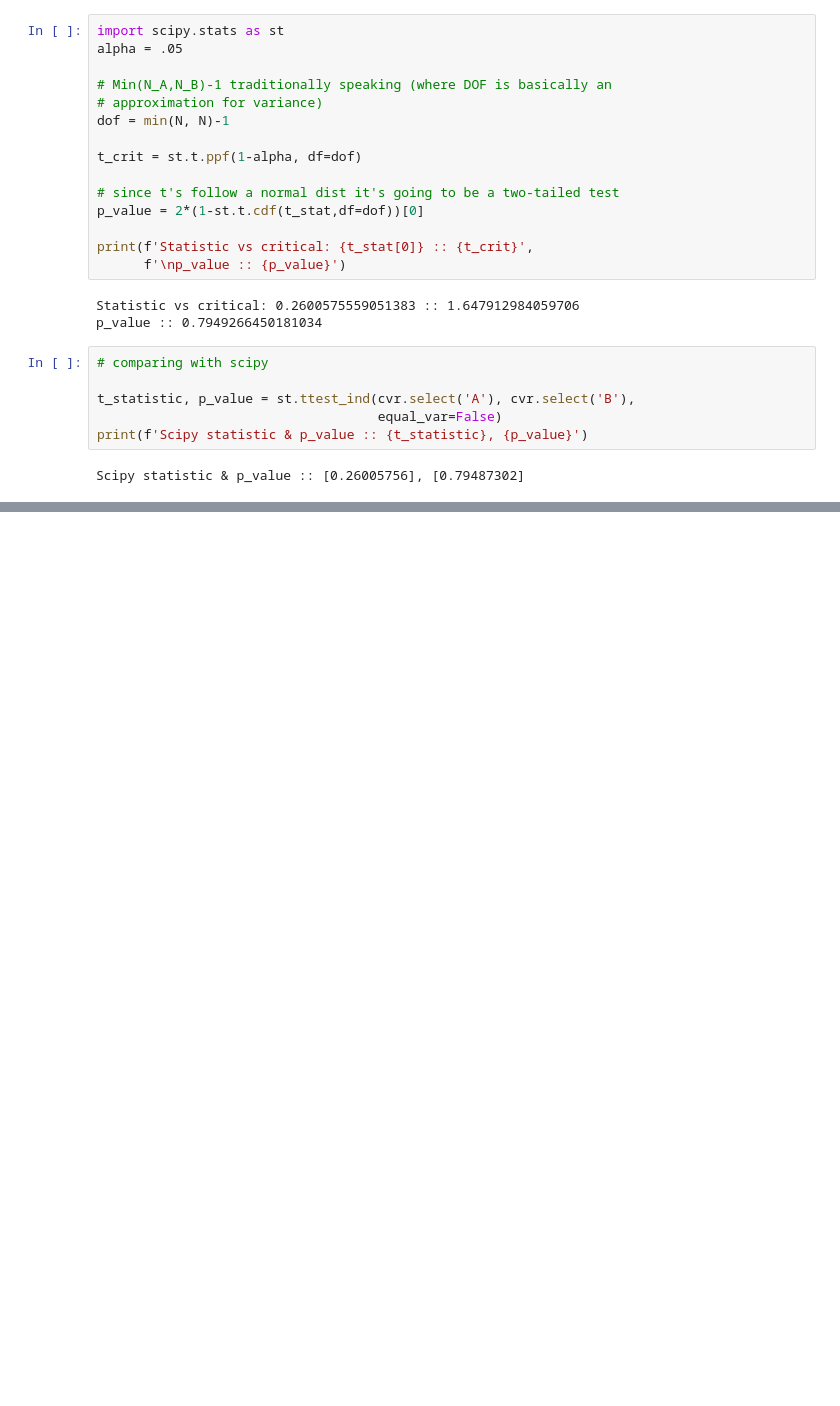
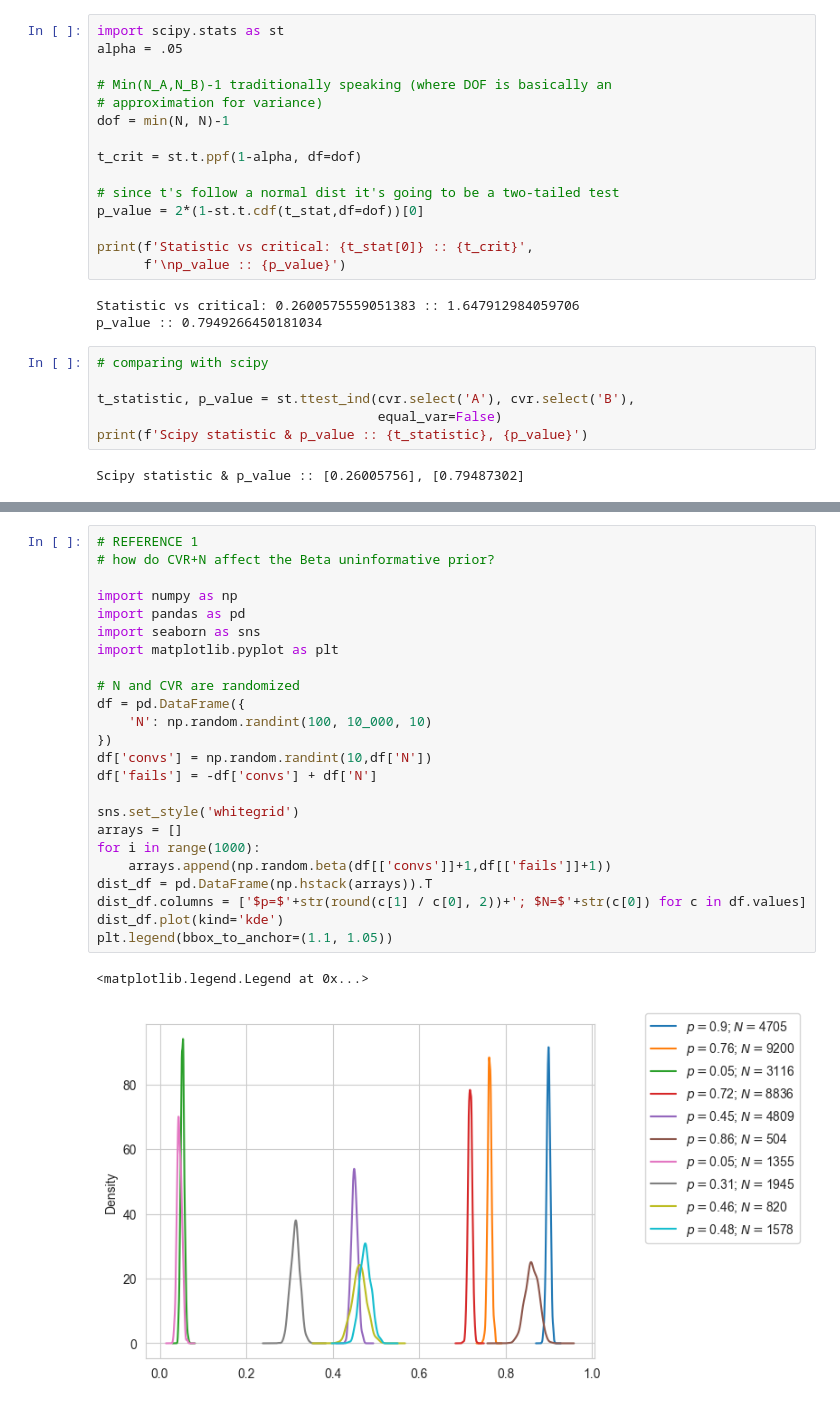
Before and after one commit to turkunov/ml-from-scratch, a Jupyter notebook: ds/ab_testing.ipynb, the cells around one changed output, grey strips where cells are left out. Drawn from its saved outputs; the diff is of its cells as text; blank space fills up the shorter version.

Commit message:
bayesian testing for bin data added

```diff
--- a/ds/ab_testing.ipynb
+++ b/ds/ab_testing.ipynb
@@ -158,0 +196,27 @@ Scipy statistic & p_value :: [0.26005756], [0.79487302]
+# %%
+# REFERENCE 1
+# how do CVR+N affect the Beta uninformative prior?
+
+import numpy as np
+import pandas as pd
+import seaborn as sns
+import matplotlib.pyplot as plt
+
+# N and CVR are randomized
+df = pd.DataFrame({
+    'N': np.random.randint(100, 10_000, 10)
+})
+df['convs'] = np.random.randint(10,df['N'])
+df['fails'] = -df['convs'] + df['N']
+
+sns.set_style('whitegrid')
+arrays = []
+for i in range(1000):
+    arrays.append(np.random.beta(df[['convs']]+1,df[['fails']]+1))
+dist_df = pd.DataFrame(np.hstack(arrays)).T
+dist_df.columns = ['$p=$'+str(round(c[1] / c[0], 2))+'; $N=$'+str(c[0]) for c in df.values]
+dist_df.plot(kind='kde')
+plt.legend(bbox_to_anchor=(1.1, 1.05))
+# %% [output]
+<matplotlib.legend.Legend at 0x...>
+[figure, added]
```
Also changed, not shown: parts of 5 cells of this notebook, 2 other files.
